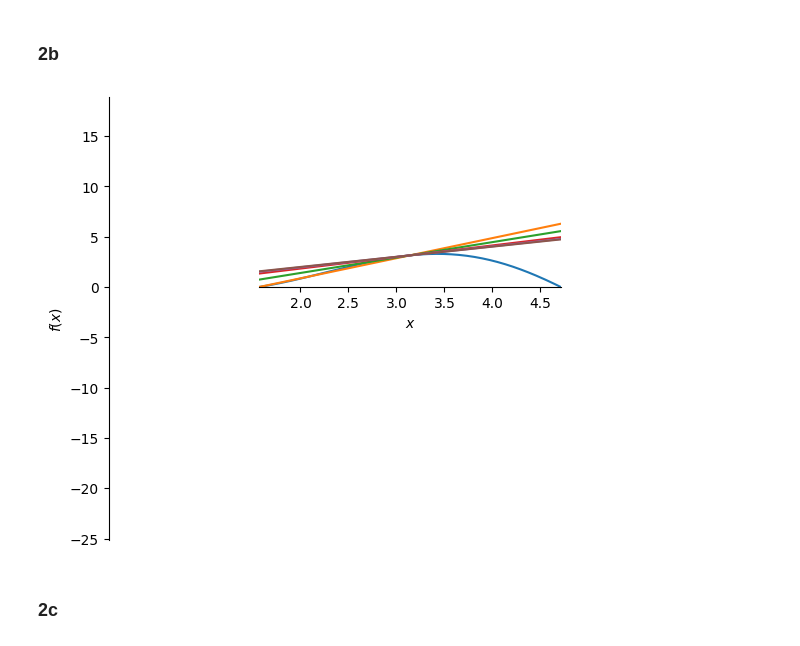
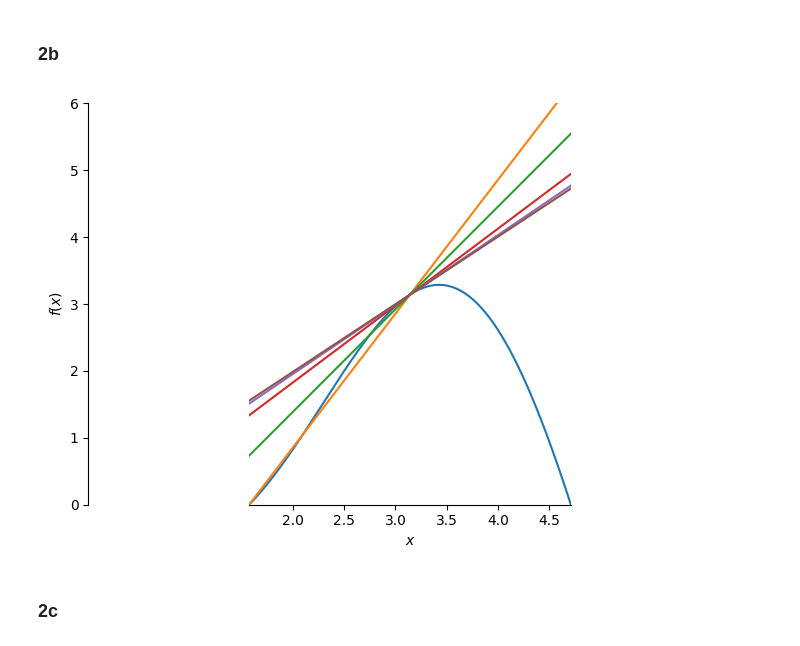
Before and after one commit to EthanMik/Math151_Python_Labs, a Jupyter notebook: Lab_2.ipynb, the cells around one changed output. Saved outputs shown, nothing was run; the diff lists cells and outputs as text; code cells hidden in the pictures.

Commit message:
Lab 2 Graph Tweaks

```diff
--- a/Lab_2.ipynb
+++ b/Lab_2.ipynb
@@ -72,27 +72,27 @@ $\displaystyle \pi + \frac{\left(x - \pi\right) \left(- t \cos{\left(t \right)}
 # %%
 t = symbols("t")
 
 t_values = [pi/2, 7*pi/8, 31*pi/32, 127*pi/128, 511*pi/512]
 
 secant_line_slopes = []
 
-base_plot = plot(f, xlim = [pi/2, 3*pi/2], show=False)
+base_plot = plot(f, xlim = [pi/2, 3*pi/2], ylim = [0, 6], show=False)
 
 for t_value in t_values:
 
     # Create secant line
     s = secant_line.subs(t, t_value)
 
     # Find secant lines slope and append to list
     secant_line_slopes.append(f"Slope of secant line at t = {t_value}: {diff(s).evalf()}")
 
     # Plot secant line
     p = plot(s, show=False)
     base_plot.extend(p)
 
 base_plot.show()
 # %% [output]
-[figure, old version]
+[figure, new version]
 # %% [markdown]
 ### 2c
 # %%
```
Also changed, not shown: parts of 1 cell of this notebook.
